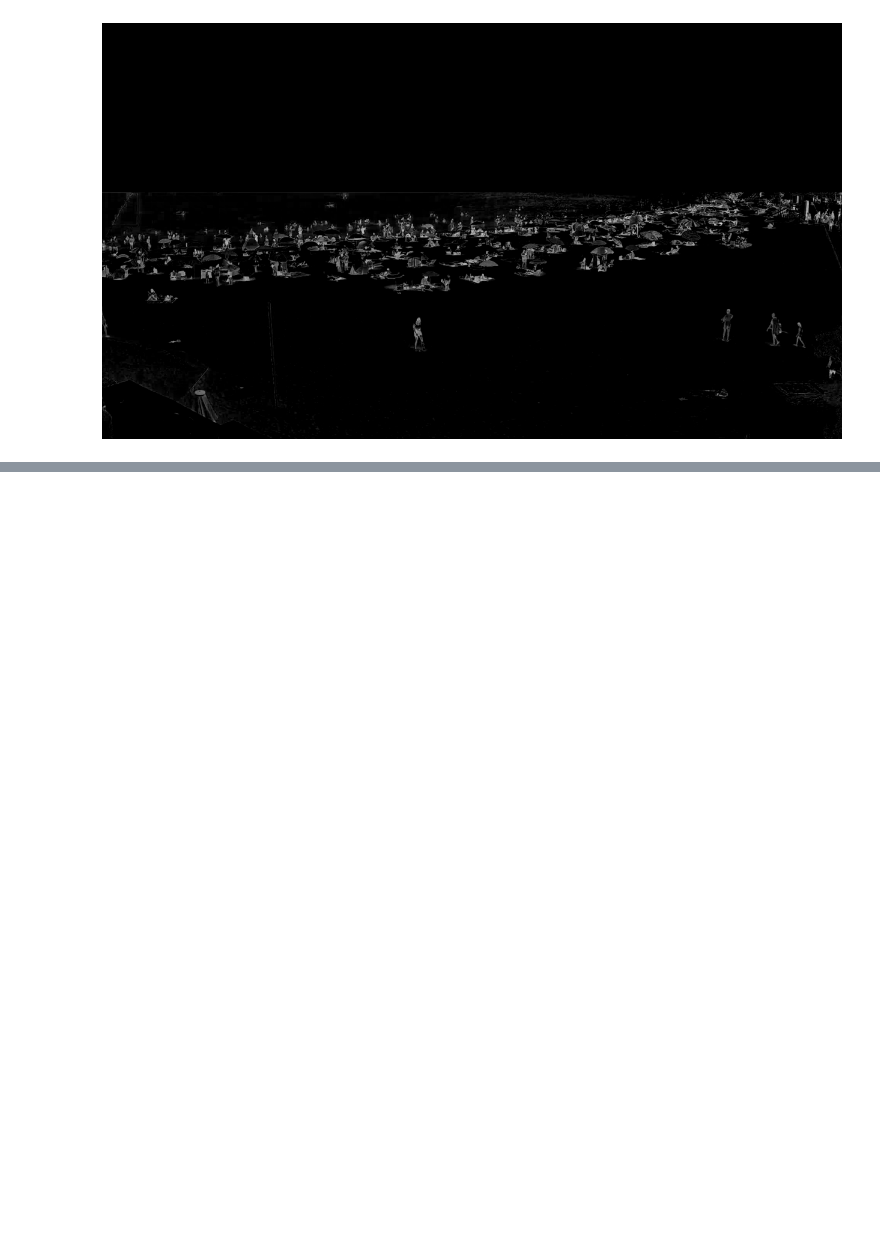
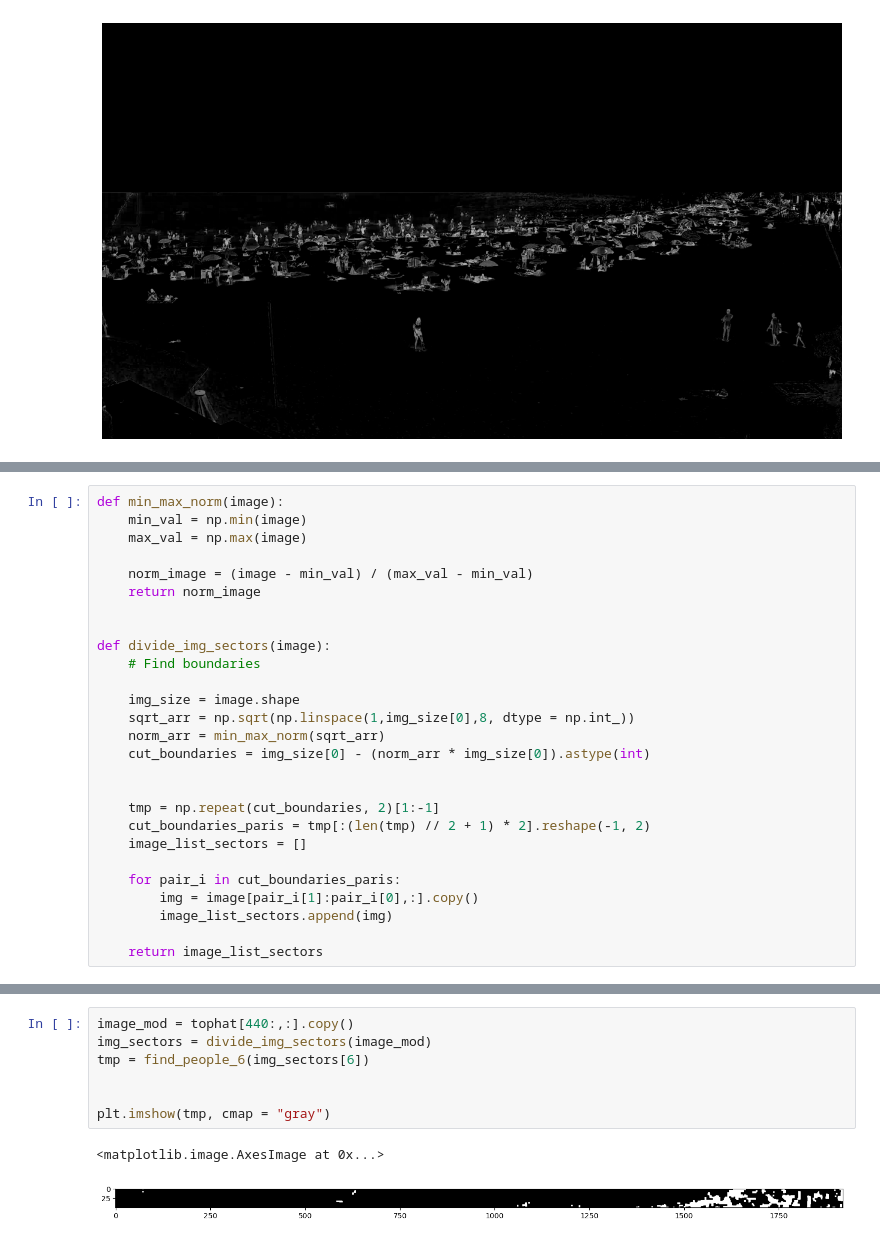
Before and after one commit to JoanJosepOB/BeachCrowdCounting, a Jupyter notebook: tophat.ipynb, the cells around one changed output, grey strips where cells are left out. Drawn from its saved outputs; the diff is of its cells as text; blank space fills up the shorter version.

```diff
--- a/tophat.ipynb
+++ b/tophat.ipynb
@@ -64,0 +89,27 @@ plt.axis('off')
+# %%
+def min_max_norm(image):
+    min_val = np.min(image)
+    max_val = np.max(image)
+
+    norm_image = (image - min_val) / (max_val - min_val)
+    return norm_image
+
+
+def divide_img_sectors(image):
+    # Find boundaries
+
+    img_size = image.shape
+    sqrt_arr = np.sqrt(np.linspace(1,img_size[0],8, dtype = np.int_))
+    norm_arr = min_max_norm(sqrt_arr)
+    cut_boundaries = img_size[0] - (norm_arr * img_size[0]).astype(int)
+
+
+    tmp = np.repeat(cut_boundaries, 2)[1:-1]
+    cut_boundaries_paris = tmp[:(len(tmp) // 2 + 1) * 2].reshape(-1, 2)
+    image_list_sectors = []
+
+    for pair_i in cut_boundaries_paris:
+        img = image[pair_i[1]:pair_i[0],:].copy()
+        image_list_sectors.append(img)
+
+    return image_list_sectors
@@ -64,0 +246,10 @@ plt.axis('off')
+# %%
+image_mod = tophat[440:,:].copy()
+img_sectors = divide_img_sectors(image_mod)
+tmp = find_people_6(img_sectors[6])
+
+
+plt.imshow(tmp, cmap = "gray")
+# %% [output]
+<matplotlib.image.AxesImage at 0x...>
+[figure, added]
```
Also changed, not shown: parts of 11 cells of this notebook.
